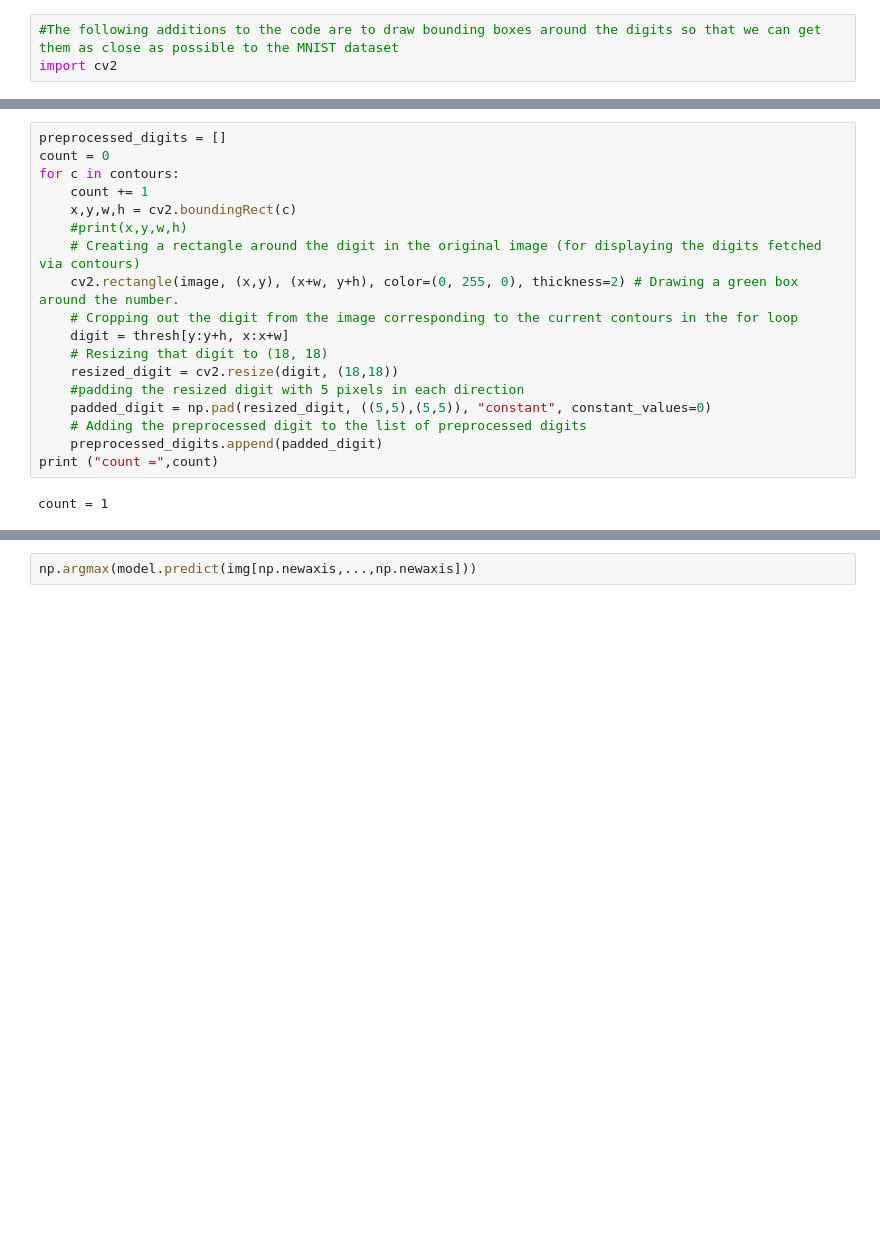
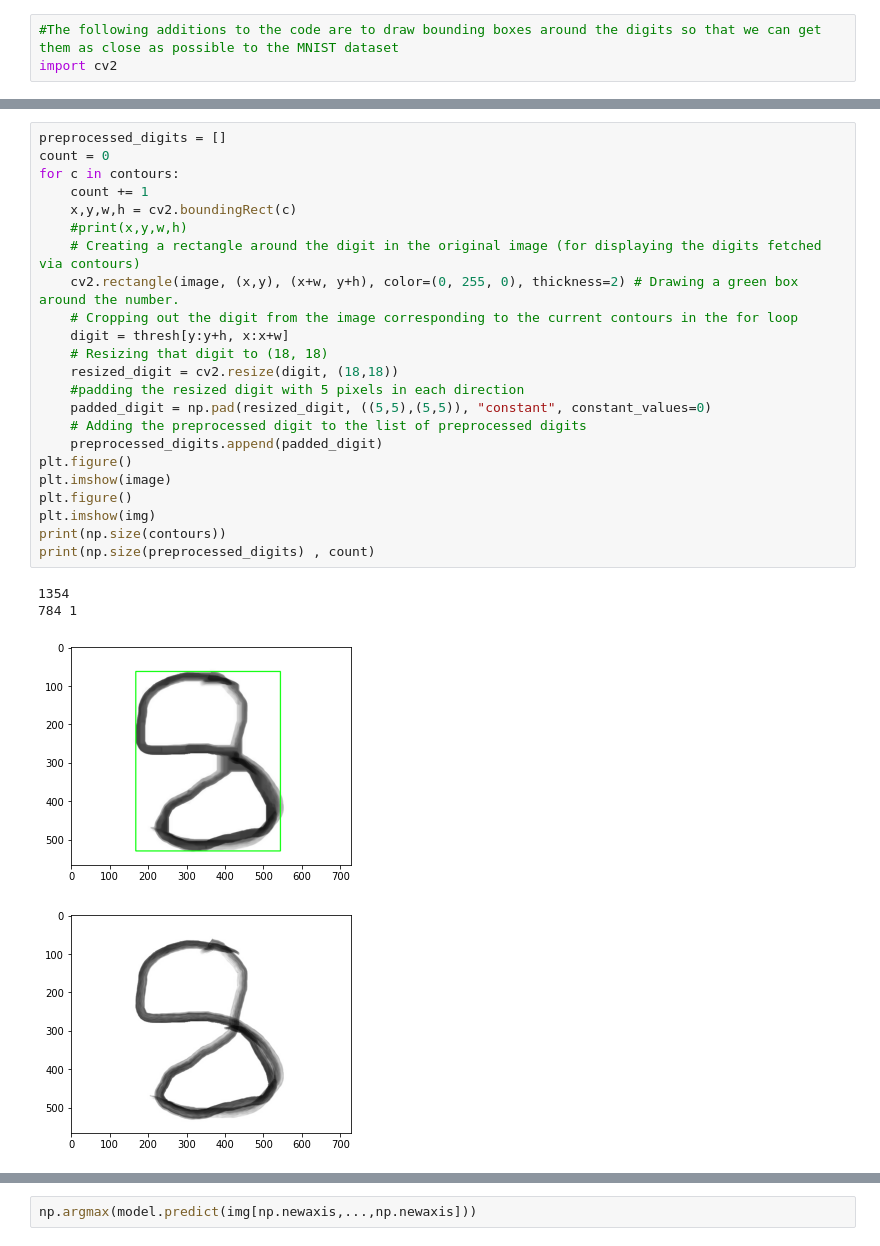
Before and after one commit to rajeshvalluri/MNIST_TF, a Jupyter notebook: MNIST_TF.ipynb, the cells around one changed output, grey strips where cells are left out. Cells and saved outputs as stored; diff of their text form; blank space fills up the shorter version.

```diff
--- a/MNIST_TF.ipynb
+++ b/MNIST_TF.ipynb
@@ -197,23 +201,31 @@ print(np.size(contours))
 # %%
 preprocessed_digits = []
 count = 0
 for c in contours:
     count += 1
     x,y,w,h = cv2.boundingRect(c)
     #print(x,y,w,h)
     # Creating a rectangle around the digit in the original image (for displaying the digits fetched via contours)
     cv2.rectangle(image, (x,y), (x+w, y+h), color=(0, 255, 0), thickness=2) # Drawing a green box around the number.
     # Cropping out the digit from the image corresponding to the current contours in the for loop
     digit = thresh[y:y+h, x:x+w]
     # Resizing that digit to (18, 18)
     resized_digit = cv2.resize(digit, (18,18))
     #padding the resized digit with 5 pixels in each direction
     padded_digit = np.pad(resized_digit, ((5,5),(5,5)), "constant", constant_values=0)
     # Adding the preprocessed digit to the list of preprocessed digits
     preprocessed_digits.append(padded_digit)
-print ("count =",count)
+plt.figure()
+plt.imshow(image)
+plt.figure()
+plt.imshow(img)
+print(np.size(contours))
+print(np.size(preprocessed_digits) , count)
 # %% [output]
-count = 1
+1354
+784 1
+[figure, added]
+[figure, added]
 # %%
 inp = np.array(preprocessed_digits)
 img = np.array(preprocessed_digits[0])
```
Also changed, not shown: parts of 5 cells of this notebook.
